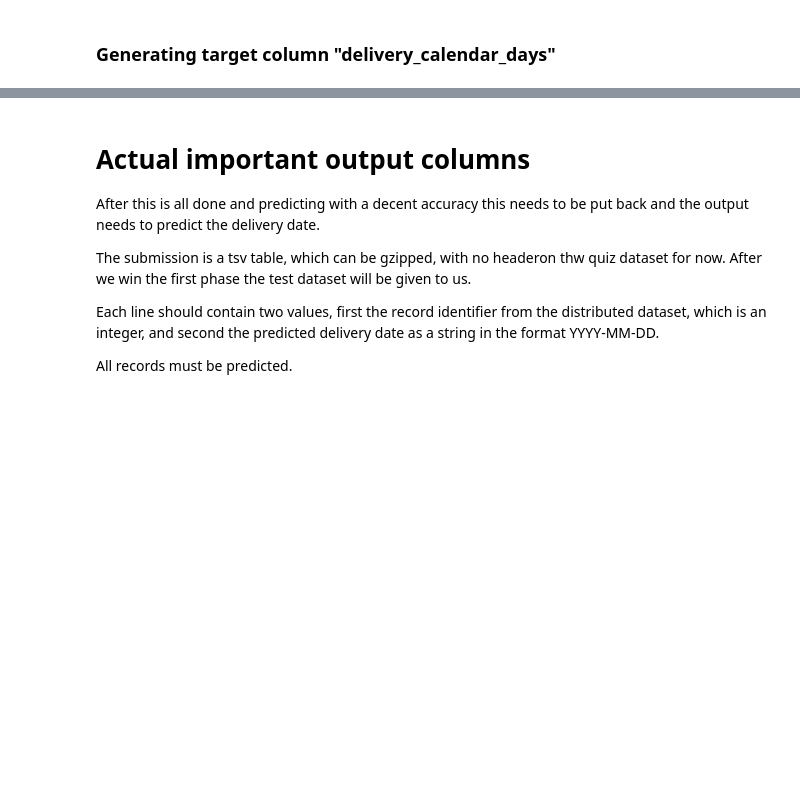
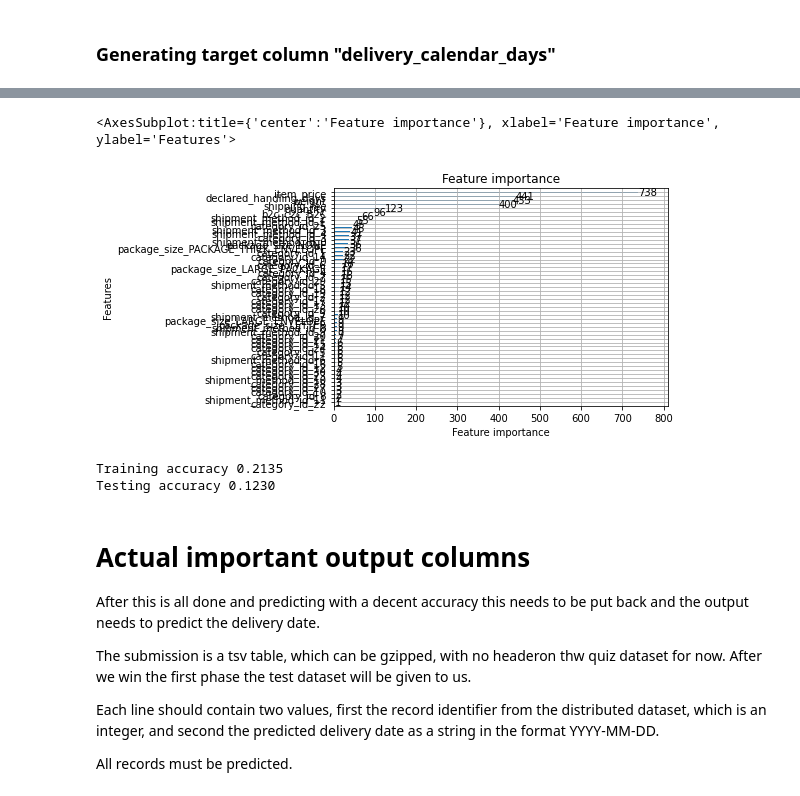
Before and after one commit to Swagget/ebay_delivery_prediction_competition, a Jupyter notebook: notebooks/Swagget's basic pipeline.ipynb, the cells around one changed output, grey strips where cells are left out. Cells and saved outputs as stored; diff of their text form; code cells hidden in the pictures; blank space fills up the shorter version.

Commit message:
Created pipeline for basic modelling. Lots of room for improvement.

```diff
--- a/notebooks/Swagget's basic pipeline.ipynb
+++ b/notebooks/Swagget's basic pipeline.ipynb
@@ -56,0 +110,8 @@ Name: delivery_calendar_days, dtype: float64
+# %%
+cols_to_convert_to_one_hot = [ele for ele in cols_and_encoding.keys() if cols_and_encoding[ele] == "one-hot"]
+
+print("cols_to_convert_to_one_hot : ", cols_to_convert_to_one_hot)
+
+print("training_data.shape before : ", training_data.shape)
+training_data, generated_columns = Preprocessing.one_hot_encode_columns(df = training_data, columns = cols_to_convert_to_one_hot)
+print("training_data.shape after : ", training_data.shape)
@@ -56,0 +122,6 @@ Name: delivery_calendar_days, dtype: float64
+# %%
+target_column = "delivery_calendar_days"
+cols_to_use = [ele for ele in cols_and_encoding.keys() if (type(cols_and_encoding[ele]) == str) and
+               (cols_and_encoding[ele] != "target") and
+               (cols_and_encoding[ele] != "one-hot")]
+cols_to_use = [*cols_to_use, *generated_columns]
@@ -56,0 +134,12 @@ Name: delivery_calendar_days, dtype: float64
+# %%
+# To define the input and output feature
+# x = training_data.drop(['Embarked','PassengerId'],axis=1)
+x = training_data[cols_to_use]
+y = training_data[target_column]
+# train and test split
+x_train,x_test,y_train,y_test = train_test_split(x,y,test_size=0.33,random_state=42)
+x_train.shape,x_test.shape,y_train.shape,y_test.shape
+# %%
+model = lgb.LGBMRegressor(learning_rate=0.1,max_depth=-5,random_state=42)
+model.fit(x_train,y_train,eval_set=[(x_test,y_test),(x_train,y_train)],
+          verbose=10,eval_metric='logloss')# This loss needs to mirror the loss that Ebay is using.
@@ -57,3 +158,14 @@ Name: delivery_calendar_days, dtype: float64
+# %%
+lgb.plot_importance(model)
+# %% [output]
+<AxesSubplot:title={'center':'Feature importance'}, xlabel='Feature importance', ylabel='Features'>
+[figure, added]
+# %%
+print('Training accuracy {:.4f}'.format(model.score(x_train,y_train)))
+print('Testing accuracy {:.4f}'.format(model.score(x_test,y_test)))
+# %% [output]
+Training accuracy 0.2135
+Testing accuracy 0.1230
 # %% [markdown]
 # Actual important output columns
 
```
Also changed, not shown: parts of 13 cells of this notebook, 1 other file.
